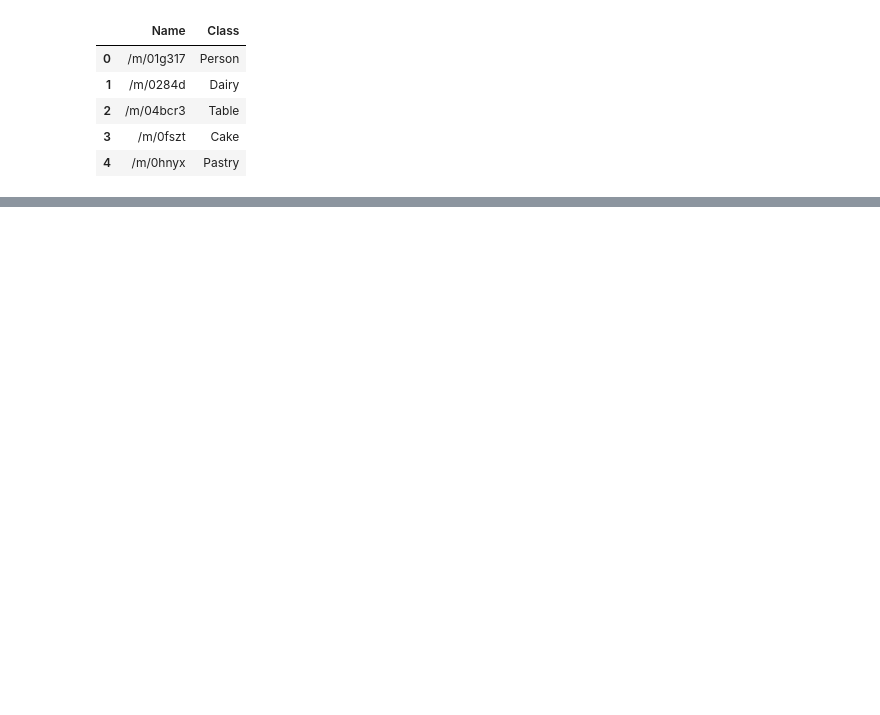
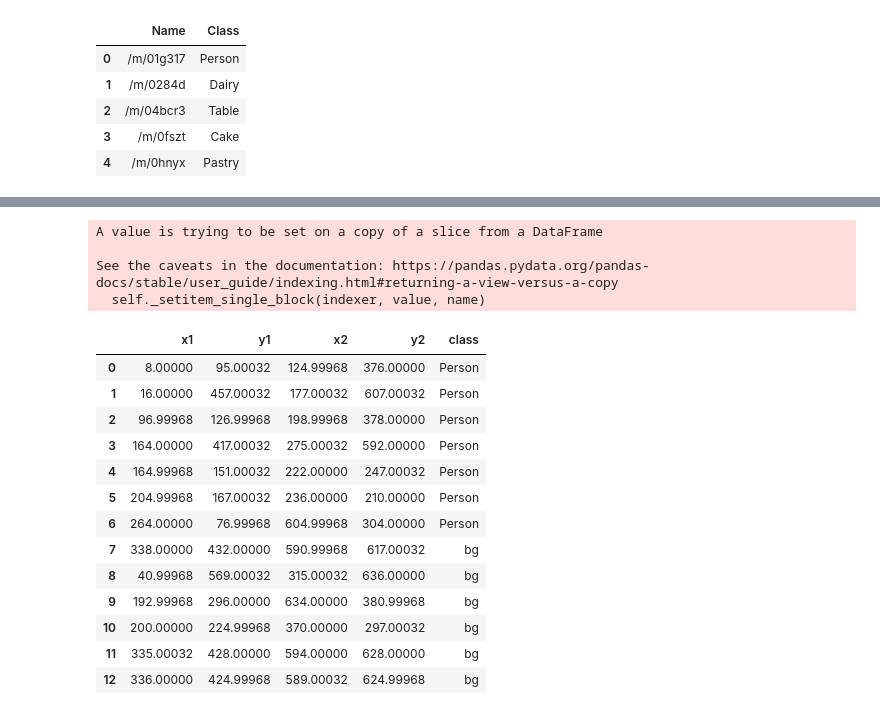
Before and after one commit to Tushar-K24/Emotion-Detection, a Jupyter notebook: EmotionDetection/modules_test.ipynb, the cells around one changed output, grey strips where cells are left out. Cells and saved outputs as stored; diff of their text form; code cells hidden in the pictures; blank space fills up the shorter version.

```diff
--- a/EmotionDetection/modules_test.ipynb
+++ b/EmotionDetection/modules_test.ipynb
@@ -78,0 +101,22 @@ cls_labels
+# %%
+imdb['class'].loc[imdb['class']!='Person']='bg'
+imdb
+# %% [output]
+A value is trying to be set on a copy of a slice from a DataFrame
+
+See the caveats in the documentation: https://pandas.pydata.org/pandas-docs/stable/user_guide/indexing.html#returning-a-view-versus-a-copy
+  self._setitem_single_block(indexer, value, name)
+|  | x1 | y1 | x2 | y2 | class |
+| 0 | 8.00000 | 95.00032 | 124.99968 | 376.00000 | Person |
+| 1 | 16.00000 | 457.00032 | 177.00032 | 607.00032 | Person |
+| 2 | 96.99968 | 126.99968 | 198.99968 | 378.00000 | Person |
+| 3 | 164.00000 | 417.00032 | 275.00032 | 592.00000 | Person |
+| 4 | 164.99968 | 151.00032 | 222.00000 | 247.00032 | Person |
+| 5 | 204.99968 | 167.00032 | 236.00000 | 210.00000 | Person |
+| 6 | 264.00000 | 76.99968 | 604.99968 | 304.00000 | Person |
+| 7 | 338.00000 | 432.00000 | 590.99968 | 617.00032 | bg |
+| 8 | 40.99968 | 569.00032 | 315.00032 | 636.00000 | bg |
+| 9 | 192.99968 | 296.00000 | 634.00000 | 380.99968 | bg |
+| 10 | 200.00000 | 224.99968 | 370.00000 | 297.00032 | bg |
+| 11 | 335.00032 | 428.00000 | 594.00000 | 628.00000 | bg |
+| 12 | 336.00000 | 424.99968 | 589.00032 | 624.99968 | bg |
```
Also changed, not shown: parts of 7 cells of this notebook.
